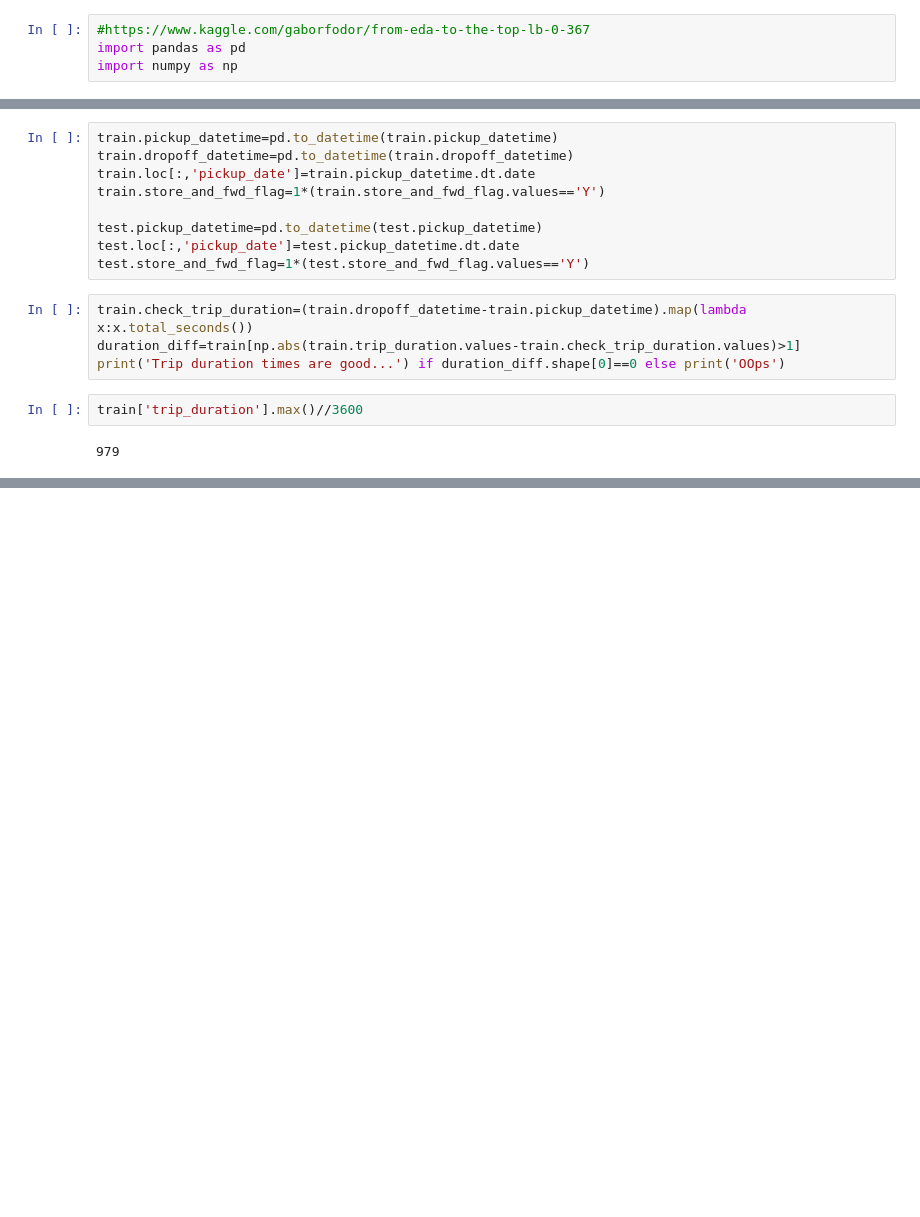
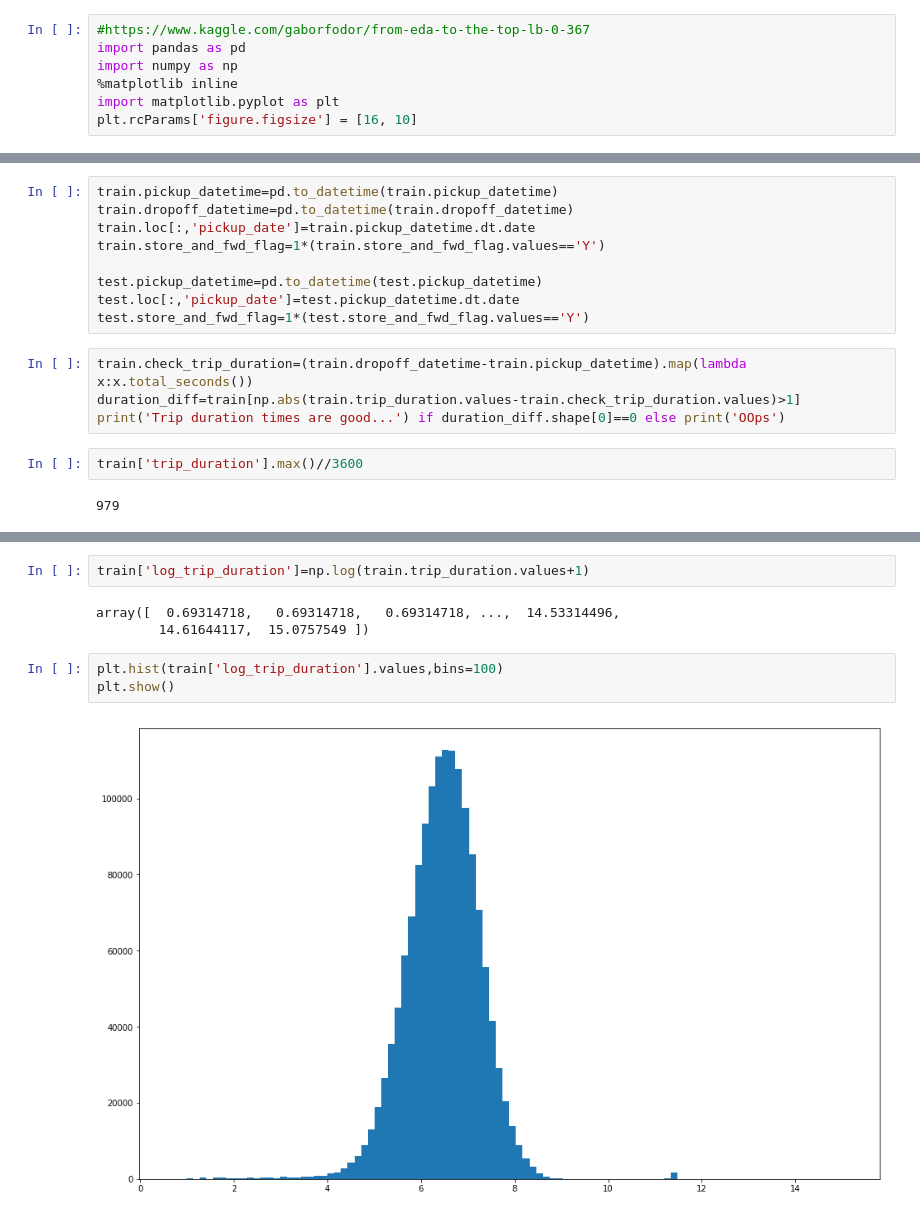
Before and after one commit to prabha-git/kaggle, a Jupyter notebook: New York City Taxi Trip Duration/From EDA to the Top (LB 0.367) by Beluga.ipynb, the cells around one changed output, grey strips where cells are left out. Drawn from its saved outputs; the diff is of its cells as text; blank space fills up the shorter version.

```diff
--- a/New York City Taxi Trip Duration/From EDA to the Top (LB 0.367) by Beluga.ipynb
+++ b/New York City Taxi Trip Duration/From EDA to the Top (LB 0.367) by Beluga.ipynb
@@ -2,6 +2,9 @@
 #https://www.kaggle.com/gaborfodor/from-eda-to-the-top-lb-0-367
 import pandas as pd
 import numpy as np
+%matplotlib inline
+import matplotlib.pyplot as plt
+plt.rcParams['figure.figsize'] = [16, 10]
 # %%
 train=pd.read_csv('train.csv')
 test=pd.read_csv('test.csv')
@@ -60,0 +61,10 @@ Trip duration times are good...
+# %%
+train['log_trip_duration']=np.log(train.trip_duration.values+1)
+# %% [output]
+array([  0.69314718,   0.69314718,   0.69314718, ...,  14.53314496,
+        14.61644117,  15.0757549 ])
+# %%
+plt.hist(train['log_trip_duration'].values,bins=100)
+plt.show()
+# %% [output]
+[figure, added]
```
Also changed, not shown: parts of 4 cells of this notebook.
